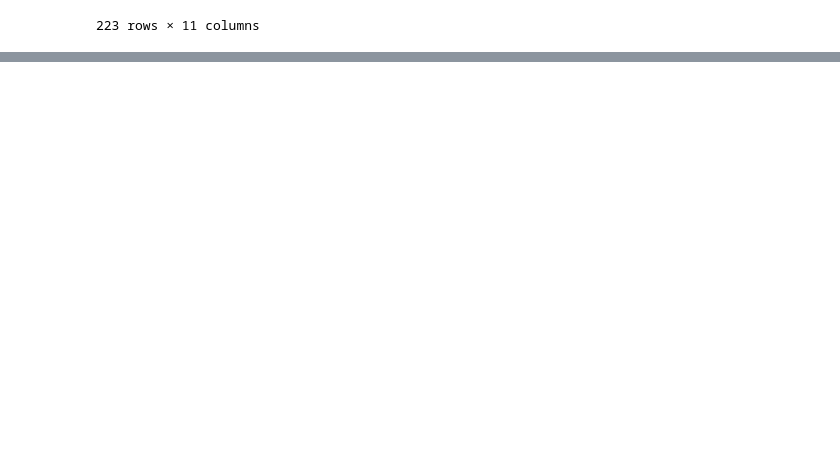
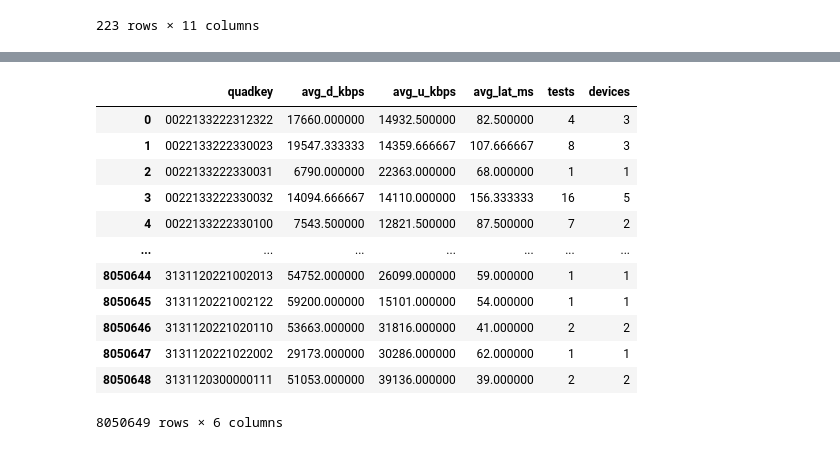
Before and after one commit to sonleh96/wb-gpbp-ldt, a Jupyter notebook: notebooks/cell_tower.ipynb, the cells around one changed output, grey strips where cells are left out. Drawn from its saved outputs; the diff is of its cells as text; code cells hidden in the pictures; blank space fills up the shorter version.

```diff
--- a/notebooks/cell_tower.ipynb
+++ b/notebooks/cell_tower.ipynb
@@ -210,0 +203,12 @@ ookla
+# %%
+from glob import glob
+paths = glob('D:\Work\WB\LDT\countries\SRB\\raw_data\internet\\*_mobile*')
+
+dfs = []
+for path in paths:
+    print(path)
+    df = pd.read_parquet(path)
+    df = df.drop(['tile', 'tile_x', 'tile_y', 'avg_lat_down_ms', 'avg_lat_up_ms'], axis=1)
+    dfs.append(df)
+
+full = pd.concat(dfs, axis=0).reset_index(drop=True)
@@ -210,0 +236,21 @@ ookla
+# %%
+full_gb = full.groupby(['quadkey']).agg({'avg_d_kbps': 'mean',
+                                         'avg_u_kbps': 'mean',
+                                         'avg_lat_ms': 'mean',
+                                         'tests': 'sum',
+                                         'devices': 'sum'}).reset_index()
+full_gb
+# %% [output]
+|  | quadkey | avg_d_kbps | avg_u_kbps | avg_lat_ms | tests | devices |
+| 0 | 0022133222312322 | 17660.000000 | 14932.500000 | 82.500000 | 4 | 3 |
+| 1 | 0022133222330023 | 19547.333333 | 14359.666667 | 107.666667 | 8 | 3 |
+| 2 | 0022133222330031 | 6790.000000 | 22363.000000 | 68.000000 | 1 | 1 |
+| 3 | 0022133222330032 | 14094.666667 | 14110.000000 | 156.333333 | 16 | 5 |
+| 4 | 0022133222330100 | 7543.500000 | 12821.500000 | 87.500000 | 7 | 2 |
+| ... | ... | ... | ... | ... | ... | ... |
+| 8050644 | 3131120221002013 | 54752.000000 | 26099.000000 | 59.000000 | 1 | 1 |
+| 8050645 | 3131120221002122 | 59200.000000 | 15101.000000 | 54.000000 | 1 | 1 |
+| 8050646 | 3131120221020110 | 53663.000000 | 31816.000000 | 41.000000 | 2 | 2 |
+| 8050647 | 3131120221022002 | 29173.000000 | 30286.000000 | 62.000000 | 1 | 1 |
+| 8050648 | 3131120300000111 | 51053.000000 | 39136.000000 | 39.000000 | 2 | 2 |
+8050649 rows × 6 columns
```
Also changed, not shown: parts of 10 cells of this notebook.
